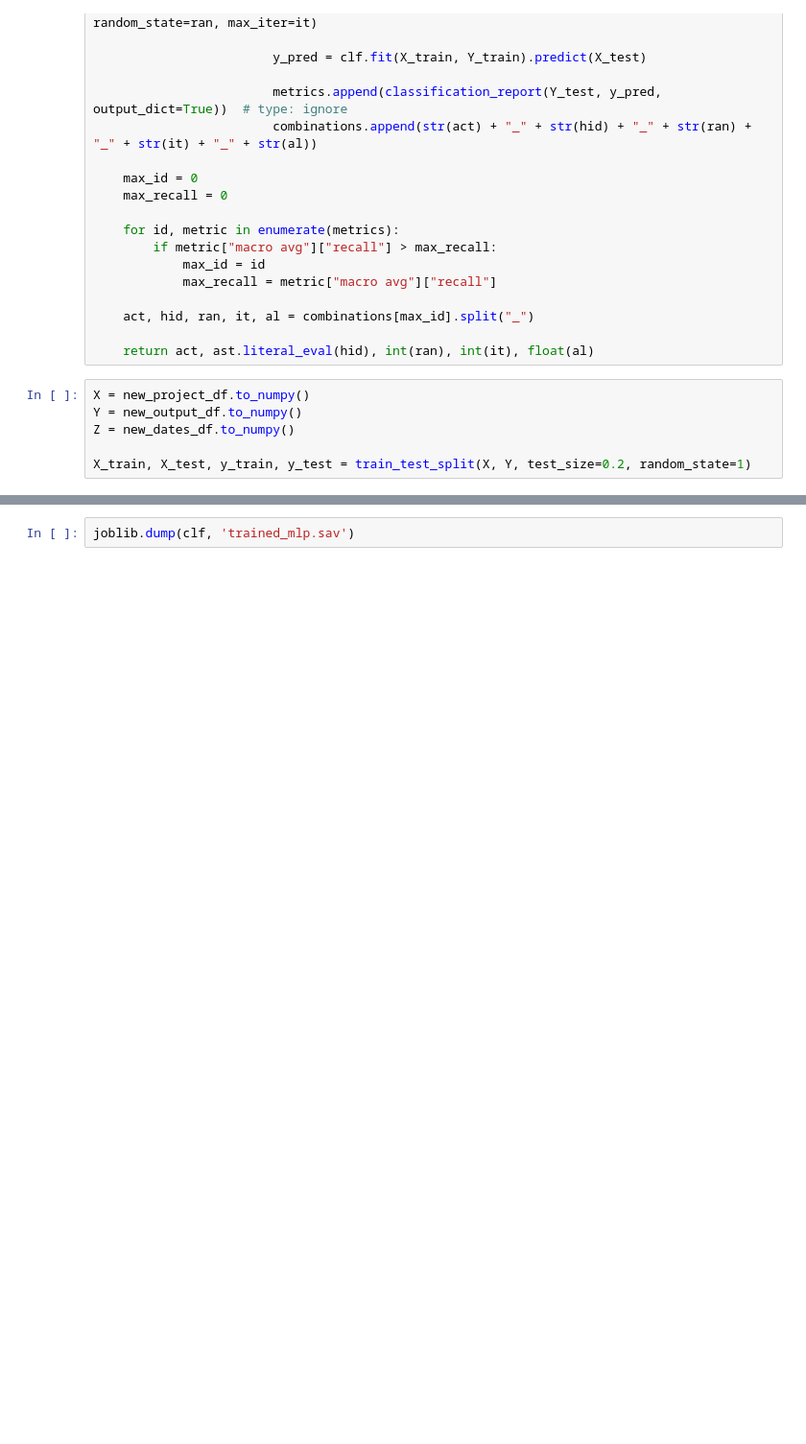
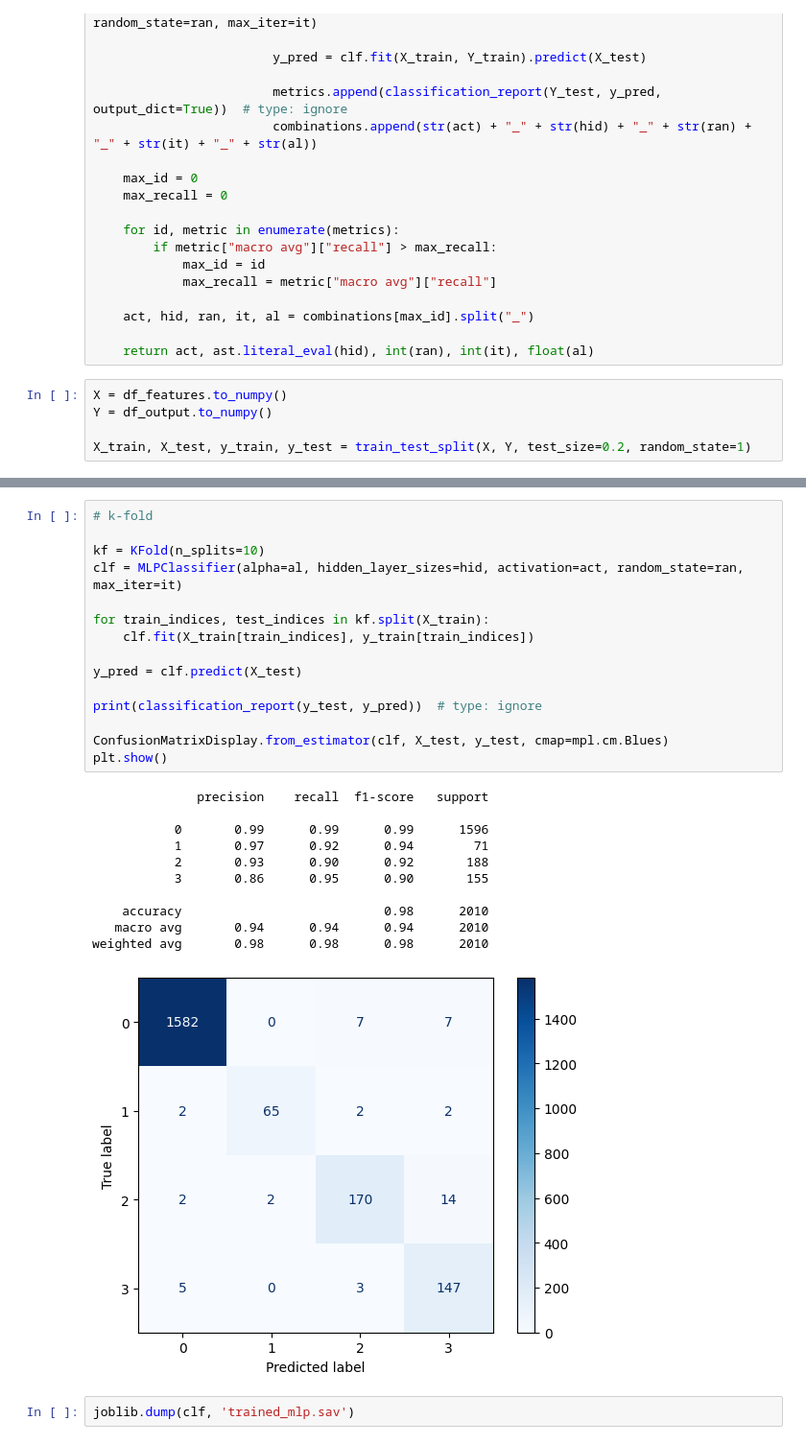
Before and after one commit to brunomcebola/CInt-Project, a Jupyter notebook: Proj1.1.ipynb, the cells around one changed output, grey strips where cells are left out. Shown at 96% size. Saved outputs shown, nothing was run; the diff lists cells and outputs as text; blank space fills up the shorter version.

```diff
--- a/Proj1.1.ipynb
+++ b/Proj1.1.ipynb
@@ -200,9 +273,8 @@ def grid_search(clf_class, X_train, Y_train, X_test, Y_test):
 
     return act, ast.literal_eval(hid), int(ran), int(it), float(al)
 # %%
-X = new_project_df.to_numpy()
-Y = new_output_df.to_numpy()
-Z = new_dates_df.to_numpy()
+X = df_features.to_numpy()
+Y = df_output.to_numpy()
 
 X_train, X_test, y_train, y_test = train_test_split(X, Y, test_size=0.2, random_state=1)
 # %%
@@ -289,3 +382,30 @@ weighted avg       0.99      0.99      0.99      2025
+# %%
+# k-fold
+
+kf = KFold(n_splits=10)
+clf = MLPClassifier(alpha=al, hidden_layer_sizes=hid, activation=act, random_state=ran, max_iter=it)
+
+for train_indices, test_indices in kf.split(X_train):
+    clf.fit(X_train[train_indices], y_train[train_indices])
+
+y_pred = clf.predict(X_test)
+
+print(classification_report(y_test, y_pred))  # type: ignore
+
+ConfusionMatrixDisplay.from_estimator(clf, X_test, y_test, cmap=mpl.cm.Blues)
+plt.show()
+# %% [output]
+              precision    recall  f1-score   support
+
+           0       0.99      0.99      0.99      1596
+           1       0.97      0.92      0.94        71
+           2       0.93      0.90      0.92       188
+           3       0.86      0.95      0.90       155
+
+    accuracy                           0.98      2010
+   macro avg       0.94      0.94      0.94      2010
+weighted avg       0.98      0.98      0.98      2010
+[figure, added]
 # %%
 joblib.dump(clf, 'trained_mlp.sav')
 # %% [output]
```
Also changed, not shown: parts of 20 cells of this notebook, 8 other files.
